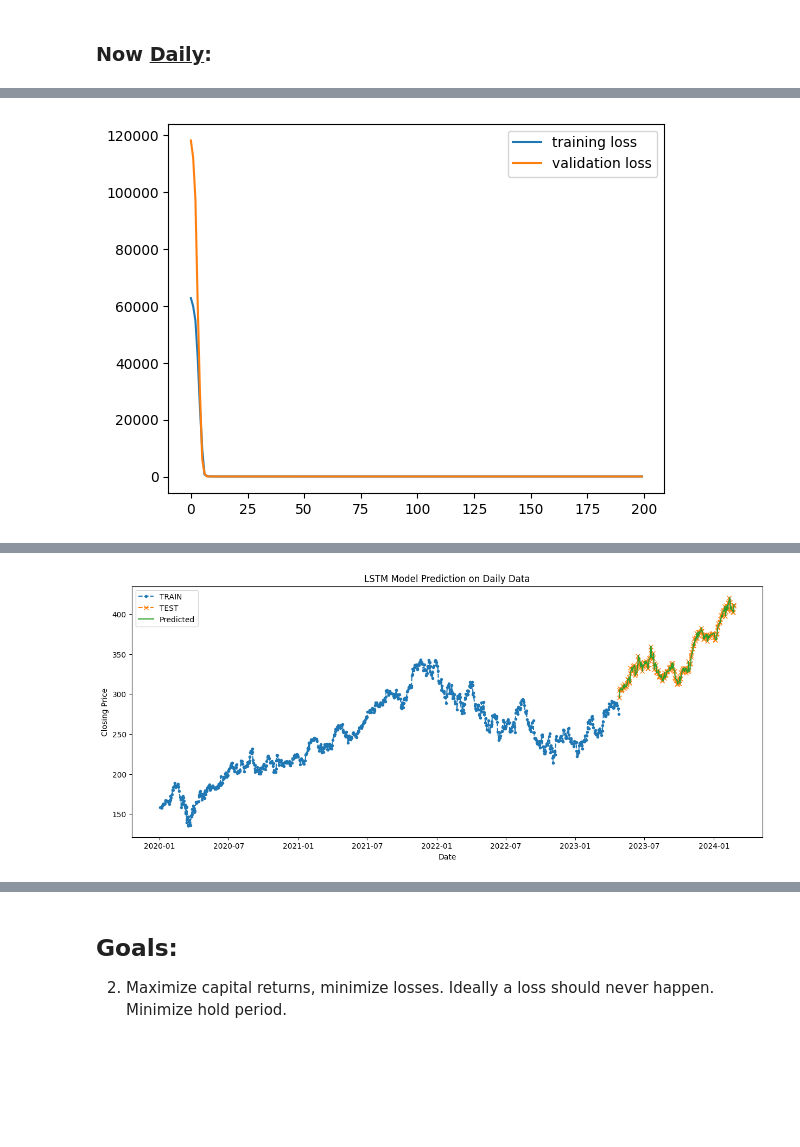
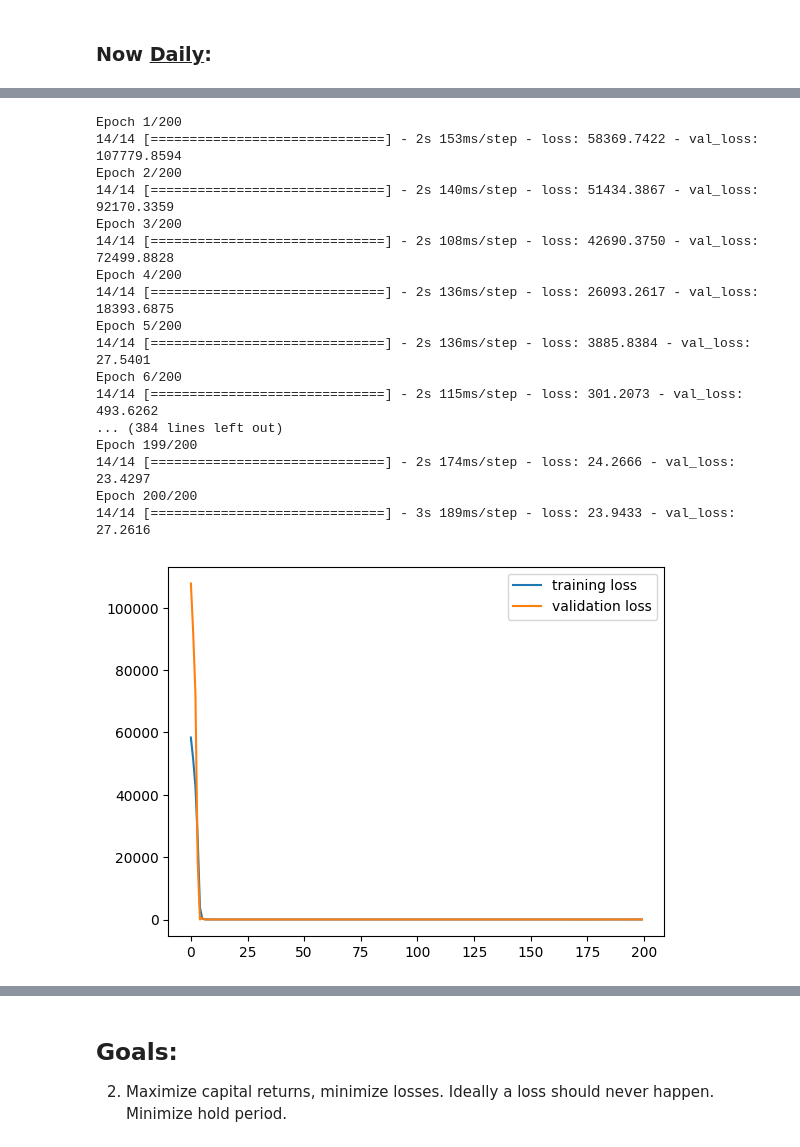
Before and after one commit to Charu21/Investment-Genie, a Jupyter notebook: notebooks/value_investor.ipynb, the cells around one changed output, grey strips where cells are left out. Drawn from its saved outputs; the diff is of its cells as text; code cells hidden in the pictures; blank space fills up the shorter version.

Commit message:
Add all evaluate and predict methods with LSTM

```diff
--- a/notebooks/value_investor.ipynb
+++ b/notebooks/value_investor.ipynb
@@ -1181,14 +1176,14 @@ from tensorflow.keras.layers import LSTM
 from tensorflow.keras.layers import Dense
 from tensorflow.keras.layers import Flatten
 
-def create_lstm(train_data, test_data, n_steps) -> Result:
-    n_features = 1
-    X, y = prepare_data(train_data['Close'], n_steps)
+def create_lstm(n_steps, n_features, X_train, y_train, X_test, y_test, no_of_epochs):
+    # n_features = 1
+    # X, y = prepare_data(train_data['Close'], n_steps)
 
-    # reshape from [samples, timesteps] into [samples, timesteps, features]
-    X = X.reshape((X.shape[0], X.shape[1], n_features))
+    # # reshape from [samples, timesteps] into [samples, timesteps, features]
+    # X = X.reshape((X.shape[0], X.shape[1], n_features))
 
-    X_test, y_test = prepare_data(test_data['Close'], n_steps)
+    # X_test, y_test = prepare_data(test_data['Close'], n_steps)
 
     # define model
     model = Sequential()
@@ -1197,7 +1192,6 @@ def create_lstm(train_data, test_data, n_steps) -> Result:
     model.add(Dense(1))
     model.compile(optimizer='adam', loss='mean_squared_error',  run_eagerly=True)
     # fit model
-    history_lstm = model.fit(X, y, epochs=200, validation_data=(X_test, y_test), batch_size=64, verbose=1)
+    history_lstm = model.fit(X_train, y_train, epochs=no_of_epochs, validation_data=(X_test, y_test), batch_size=64, verbose=1)
 
-    res = Result(model, X, y, X_test, y_test, history_lstm)
-    return res
+    return model, history_lstm
@@ -1519,5 +1542,35 @@ Epoch 200/200
+# %%
+# Creating LSTM for daily data
+
+n_features = 1
+n_steps = 1
+X, y = prepare_data(train_data['Close'], n_steps)
+
+# reshape from [samples, timesteps] into [samples, timesteps, features]
+X = X.reshape((X.shape[0], X.shape[1], n_features))
+
+X_test, y_test = prepare_data(test_data['Close'], n_steps)
+
+result_daily, history_daily = create_lstm(n_steps, n_features, X, y, X_test, y_test, 200)
+# %% [output]
+Epoch 1/200
+14/14 [==============================] - 2s 153ms/step - loss: 58369.7422 - val_loss: 107779.8594
+Epoch 2/200
+14/14 [==============================] - 2s 140ms/step - loss: 51434.3867 - val_loss: 92170.3359
+Epoch 3/200
+14/14 [==============================] - 2s 108ms/step - loss: 42690.3750 - val_loss: 72499.8828
+Epoch 4/200
+14/14 [==============================] - 2s 136ms/step - loss: 26093.2617 - val_loss: 18393.6875
+Epoch 5/200
+14/14 [==============================] - 2s 136ms/step - loss: 3885.8384 - val_loss: 27.5401
+Epoch 6/200
+14/14 [==============================] - 2s 115ms/step - loss: 301.2073 - val_loss: 493.6262
+... (384 lines left out)
+Epoch 199/200
+14/14 [==============================] - 2s 174ms/step - loss: 24.2666 - val_loss: 23.4297
+Epoch 200/200
+14/14 [==============================] - 3s 189ms/step - loss: 23.9433 - val_loss: 27.2616
 # %%
 plot_losses(result_daily.history)
-testPredictPlot = prediction_report(result_daily, 1, "Daily")
 # %% [output]
-[figure, old version]
+[figure, new version]
@@ -1526 +1576,0 @@ testPredictPlot = prediction_report(result_daily, 1, "Daily")
-[figure, removed]
```
Also changed, not shown: parts of 96 cells of this notebook, 13 other files.
